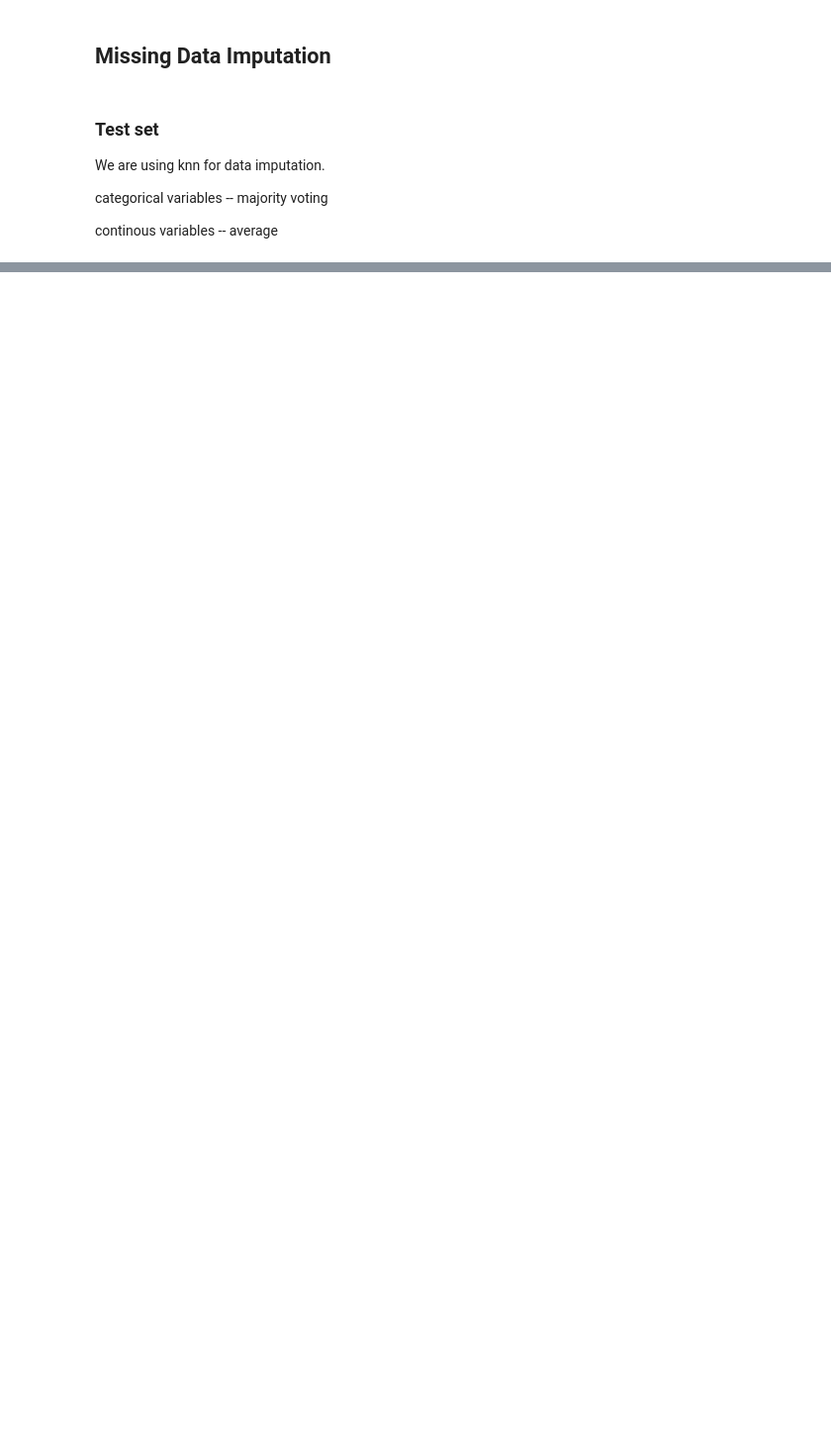
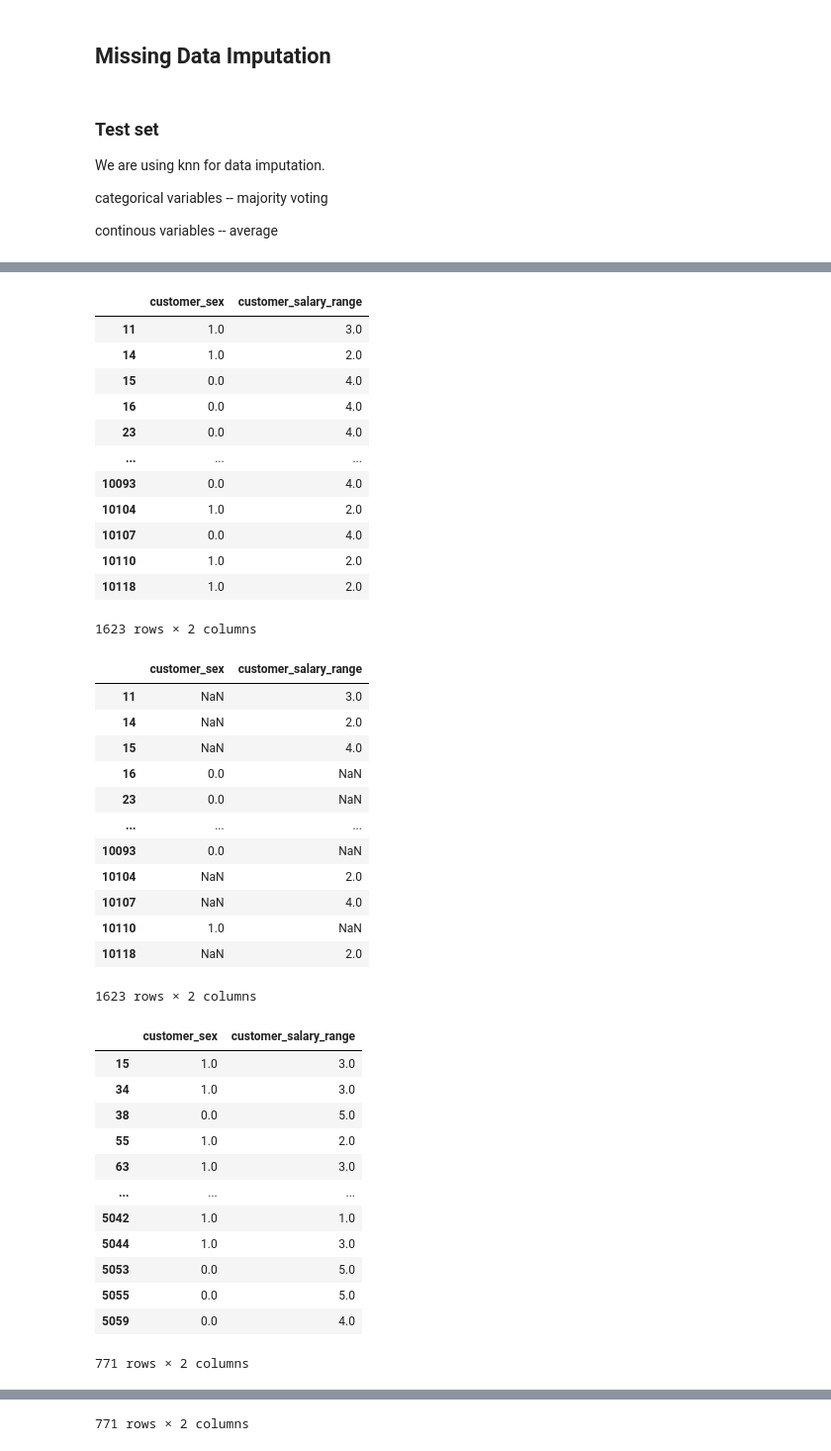
Before and after one commit to jtbandurski/ML-1-Project, a Jupyter notebook: classification/EDA.ipynb, the cells around one changed output, grey strips where cells are left out. Shown: that part at 99% size. Cells and saved outputs as stored; diff of their text form; code cells hidden in the pictures; blank space fills up the shorter version.

```diff
--- a/classification/EDA.ipynb
+++ b/classification/EDA.ipynb
@@ -178,0 +236,25 @@ ValueError: could not convert string to float: 'M'
+# %%
+# source https://github.com/Jason-M-Richards/Imputation-Techniques/blob/master/Encode_Impute_Standardize.ipynb
+
+#instantiate both packages to use
+encoder = OrdinalEncoder()
+imputer = IterativeImputer(skip_complete=True,max_iter=10,verbose=2,random_state=12345)
+# create a list of categorical columns to iterate over
+cat_cols = categorical_columns
+
+def encode(data):
+    '''function to encode non-null data and replace it in the original data'''
+    #retains only non-null values
+    nonulls = np.array(data.dropna())
+    #reshapes the data for encoding
+    impute_reshape = nonulls.reshape(-1,1)
+    #encode date
+    impute_ordinal = encoder.fit_transform(impute_reshape)
+    #Assign back encoded values to non-null values
+    data.loc[data.notnull()] = np.squeeze(impute_ordinal)
+    return data
+
+#create a for loop to iterate through each column in the data
+for columns in cat_cols:
+    encode(client_attrition_scaled[columns])
+    encode(client_attrition_test_scaled[columns])
@@ -178,0 +334,45 @@ ValueError: could not convert string to float: 'M'
+# %%
+display(client_attrition_imputed[["customer_sex","customer_salary_range"]].loc[(client_attrition_scaled["customer_salary_range"].isna()) | (client_attrition_scaled["customer_sex"].isna())])
+display(client_attrition_scaled[["customer_sex","customer_salary_range"]].loc[(client_attrition_scaled["customer_salary_range"].isna()) | (client_attrition_scaled["customer_sex"].isna())])
+display(client_attrition_test_imputed[["customer_sex","customer_salary_range"]].loc[(client_attrition_test_scaled["customer_salary_range"].isna()) | (client_attrition_test_scaled["customer_sex"].isna())])
+display(client_attrition_test_scaled[["customer_sex","customer_salary_range"]].loc[(client_attrition_test_scaled["customer_salary_range"].isna()) | (client_attrition_test_scaled["customer_sex"].isna())])
+# %% [output]
+|  | customer_sex | customer_salary_range |
+| 11 | 1.0 | 3.0 |
+| 14 | 1.0 | 2.0 |
+| 15 | 0.0 | 4.0 |
+| 16 | 0.0 | 4.0 |
+| 23 | 0.0 | 4.0 |
+| ... | ... | ... |
+| 10093 | 0.0 | 4.0 |
+| 10104 | 1.0 | 2.0 |
+| 10107 | 0.0 | 4.0 |
+| 10110 | 1.0 | 2.0 |
+| 10118 | 1.0 | 2.0 |
+1623 rows × 2 columns
+|  | customer_sex | customer_salary_range |
+| 11 | NaN | 3.0 |
+| 14 | NaN | 2.0 |
+| 15 | NaN | 4.0 |
+| 16 | 0.0 | NaN |
+| 23 | 0.0 | NaN |
+| ... | ... | ... |
+| 10093 | 0.0 | NaN |
+| 10104 | NaN | 2.0 |
+| 10107 | NaN | 4.0 |
+| 10110 | 1.0 | NaN |
+| 10118 | NaN | 2.0 |
+1623 rows × 2 columns
+|  | customer_sex | customer_salary_range |
+| 15 | 1.0 | 3.0 |
+| 34 | 1.0 | 3.0 |
+| 38 | 0.0 | 5.0 |
+| 55 | 1.0 | 2.0 |
+| 63 | 1.0 | 3.0 |
+| ... | ... | ... |
+| 5042 | 1.0 | 1.0 |
+| 5044 | 1.0 | 3.0 |
+| 5053 | 0.0 | 5.0 |
+| 5055 | 0.0 | 5.0 |
+| 5059 | 0.0 | 4.0 |
+771 rows × 2 columns
@@ -178,0 +391 @@ ValueError: could not convert string to float: 'M'
+771 rows × 2 columns
```
Also changed, not shown: parts of 27 cells of this notebook.
